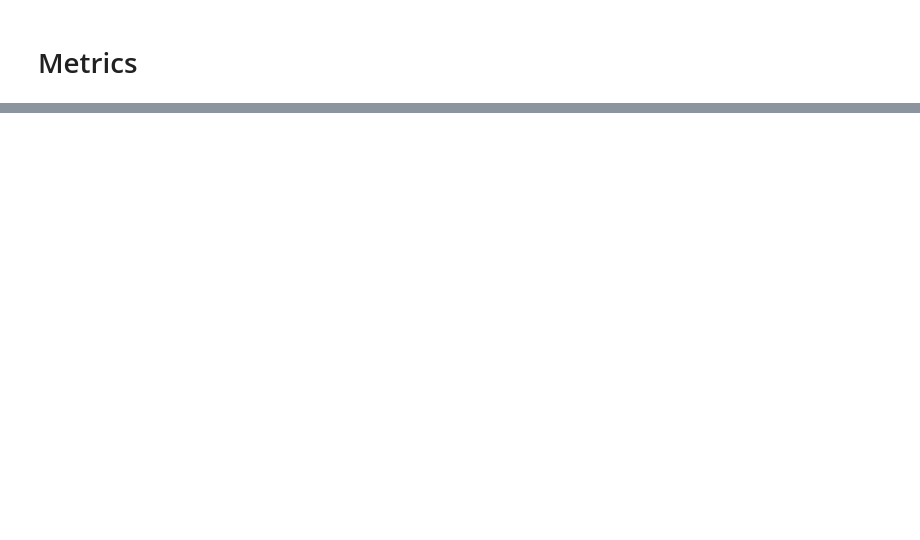
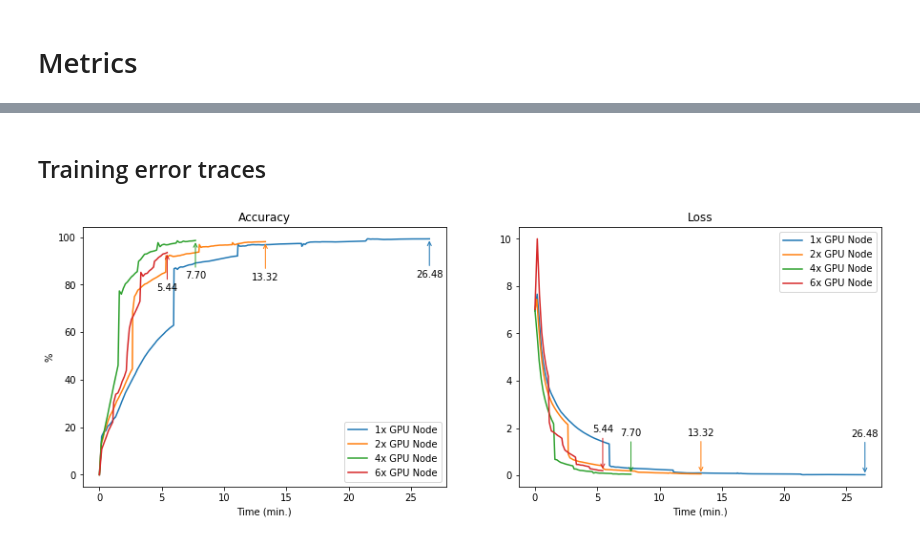
Before and after one commit to MillerRidgeway/FruitFinder, a Jupyter notebook: notebooks/metrics.ipynb, the cells around one changed output, grey strips where cells are left out. Saved outputs shown, nothing was run; the diff lists cells and outputs as text; code cells hidden in the pictures; blank space fills up the shorter version.

```diff
--- a/notebooks/metrics.ipynb
+++ b/notebooks/metrics.ipynb
@@ -45,0 +46,38 @@ Text(0, 0.5, 'Time (s)')
+# %% [markdown]
+## Training error traces
+# %%
+def auto_endline(ax, below):
+    vert = 40
+
+    if below:
+        vert *= -1
+
+    for line in ax.get_lines():
+        end = line.get_xdata()[-1]
+        y = line.get_ydata()[-1]
+        ax.annotate('{:.2f}'.format(end),
+            xy=(end, y), xycoords='data',
+            xytext=(0, vert), textcoords='offset points', ha='center',
+            arrowprops=dict(color=line.get_color(), arrowstyle='->'))
+
+# Trace plots
+fig, (ax1, ax2) = plt.subplots(1, 2, figsize=(15, 5))
+
+for m in metrics:
+    t = [(t - m['trace']['t'][0]) / 60 for t in m['trace']['t']]
+    label = '{0}x GPU Node'.format(m['world_size'])
+    ax1.plot(t, m['trace']['top1'], label=label)
+    ax2.plot(t, m['trace']['losses'], label=label)
+
+ax1.set_title('Accuracy')
+ax1.set_xlabel('Time (min.)')
+ax1.set_ylabel('%')
+ax1.legend()
+ax2.set_title('Loss')
+ax2.set_xlabel('Time (min.)')
+ax2.legend()
+
+auto_endline(ax1, below=True)
+auto_endline(ax2, below=False)
+# %% [output]
+[figure, added]
```
Also changed, not shown: parts of 7 cells of this notebook, 1 other file.
